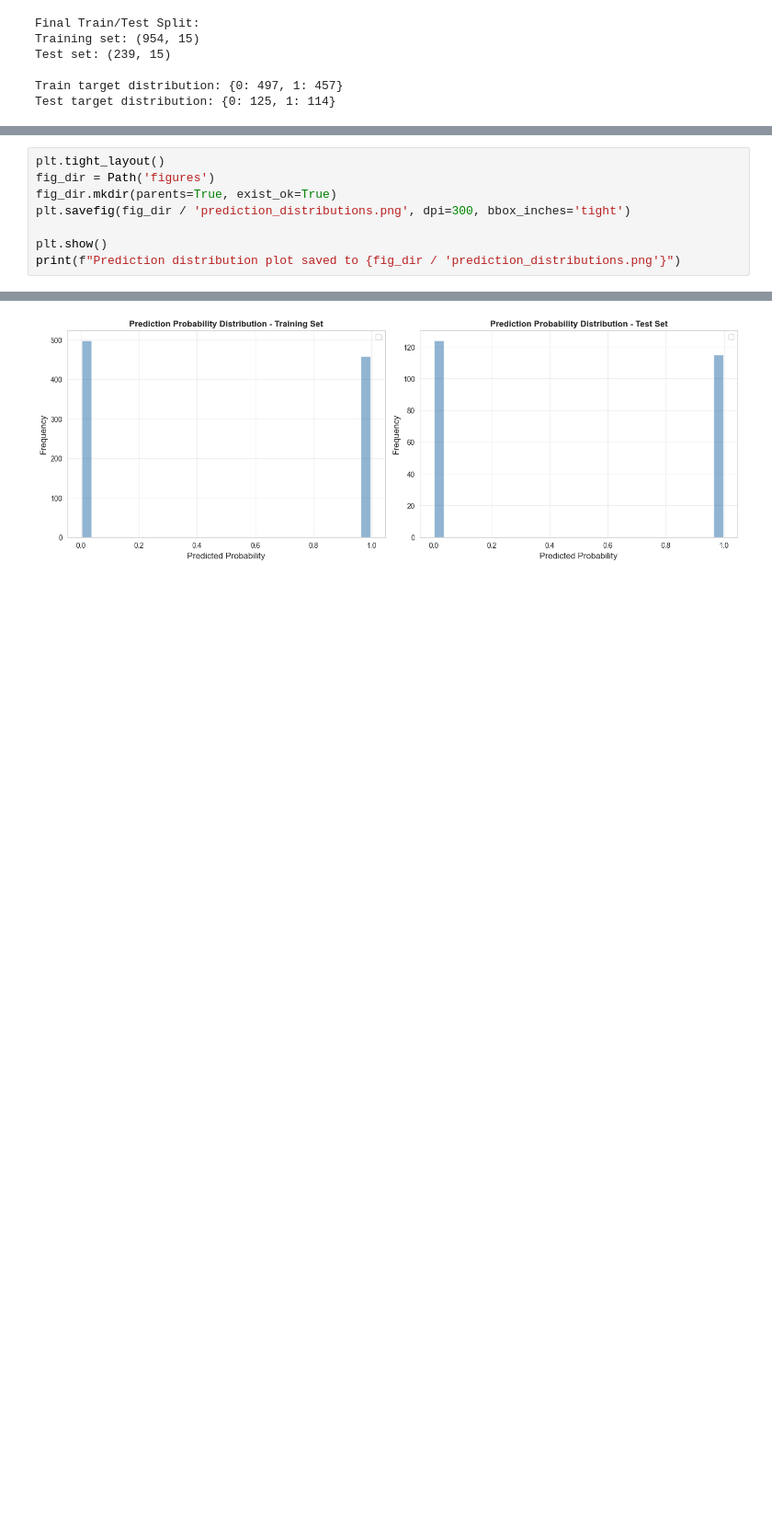
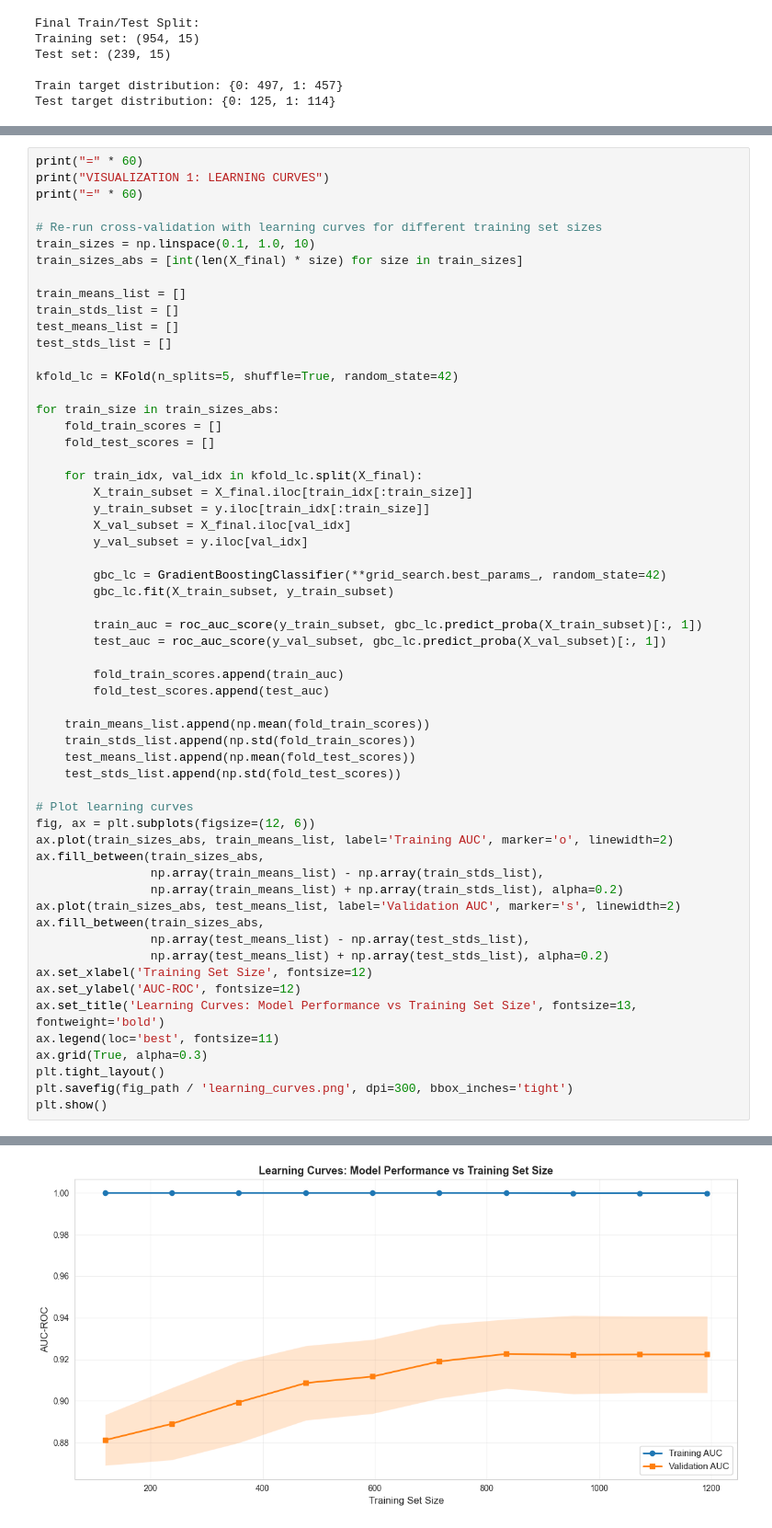
Before and after one commit to Ailurus-Feline/portfolio, a Jupyter notebook: certification-projects/CQF/exam3/report.ipynb, the cells around one changed output, grey strips where cells are left out. Shown at 92% size. Drawn from its saved outputs; the diff is of its cells as text; blank space fills up the shorter version.

```diff
--- a/certification-projects/CQF/exam3/report.ipynb
+++ b/certification-projects/CQF/exam3/report.ipynb
@@ -1115,9 +1039,59 @@ positive autocorrelation in short-term returns.
 # %%
+print("=" * 60)
+print("VISUALIZATION 1: LEARNING CURVES")
+print("=" * 60)
+
+# Re-run cross-validation with learning curves for different training set sizes
+train_sizes = np.linspace(0.1, 1.0, 10)
+train_sizes_abs = [int(len(X_final) * size) for size in train_sizes]
+
+train_means_list = []
+train_stds_list = []
+test_means_list = []
+test_stds_list = []
+
+kfold_lc = KFold(n_splits=5, shuffle=True, random_state=42)
+
+for train_size in train_sizes_abs:
+    fold_train_scores = []
+    fold_test_scores = []
+
+    for train_idx, val_idx in kfold_lc.split(X_final):
+        X_train_subset = X_final.iloc[train_idx[:train_size]]
+        y_train_subset = y.iloc[train_idx[:train_size]]
+        X_val_subset = X_final.iloc[val_idx]
+        y_val_subset = y.iloc[val_idx]
+
+        gbc_lc = GradientBoostingClassifier(**grid_search.best_params_, random_state=42)
+        gbc_lc.fit(X_train_subset, y_train_subset)
+
+        train_auc = roc_auc_score(y_train_subset, gbc_lc.predict_proba(X_train_subset)[:, 1])
+        test_auc = roc_auc_score(y_val_subset, gbc_lc.predict_proba(X_val_subset)[:, 1])
+
+        fold_train_scores.append(train_auc)
+        fold_test_scores.append(test_auc)
+
+    train_means_list.append(np.mean(fold_train_scores))
+    train_stds_list.append(np.std(fold_train_scores))
+    test_means_list.append(np.mean(fold_test_scores))
+    test_stds_list.append(np.std(fold_test_scores))
+
+# Plot learning curves
+fig, ax = plt.subplots(figsize=(12, 6))
+ax.plot(train_sizes_abs, train_means_list, label='Training AUC', marker='o', linewidth=2)
+ax.fill_between(train_sizes_abs,
+                np.array(train_means_list) - np.array(train_stds_list),
+                np.array(train_means_list) + np.array(train_stds_list), alpha=0.2)
+ax.plot(train_sizes_abs, test_means_list, label='Validation AUC', marker='s', linewidth=2)
+ax.fill_between(train_sizes_abs,
+                np.array(test_means_list) - np.array(test_stds_list),
+                np.array(test_means_list) + np.array(test_stds_list), alpha=0.2)
+ax.set_xlabel('Training Set Size', fontsize=12)
+ax.set_ylabel('AUC-ROC', fontsize=12)
+ax.set_title('Learning Curves: Model Performance vs Training Set Size', fontsize=13, fontweight='bold')
+ax.legend(loc='best', fontsize=11)
+ax.grid(True, alpha=0.3)
 plt.tight_layout()
-fig_dir = Path('figures')
-fig_dir.mkdir(parents=True, exist_ok=True)
-plt.savefig(fig_dir / 'prediction_distributions.png', dpi=300, bbox_inches='tight')
-
+plt.savefig(fig_path / 'learning_curves.png', dpi=300, bbox_inches='tight')
 plt.show()
-print(f"Prediction distribution plot saved to {fig_dir / 'prediction_distributions.png'}")
 # %% [output]
@@ -1124 +1104 @@ print(f"Prediction distribution plot saved to {fig_dir / 'prediction_distributio
-[figure, old version]
+[figure, new version]
```
Also changed, not shown: parts of 31 cells of this notebook.
